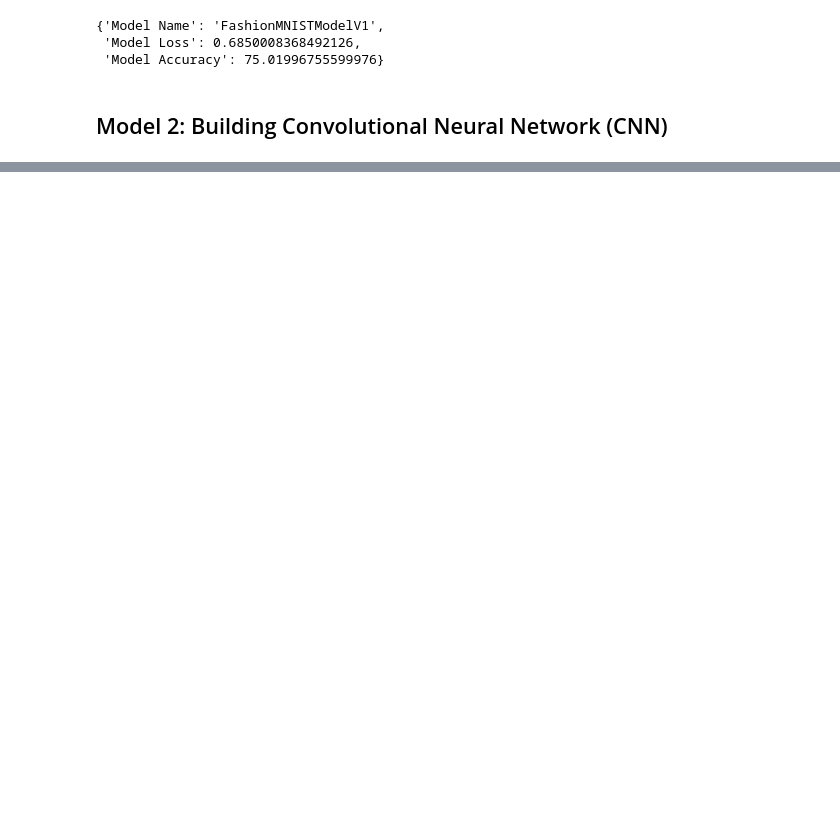
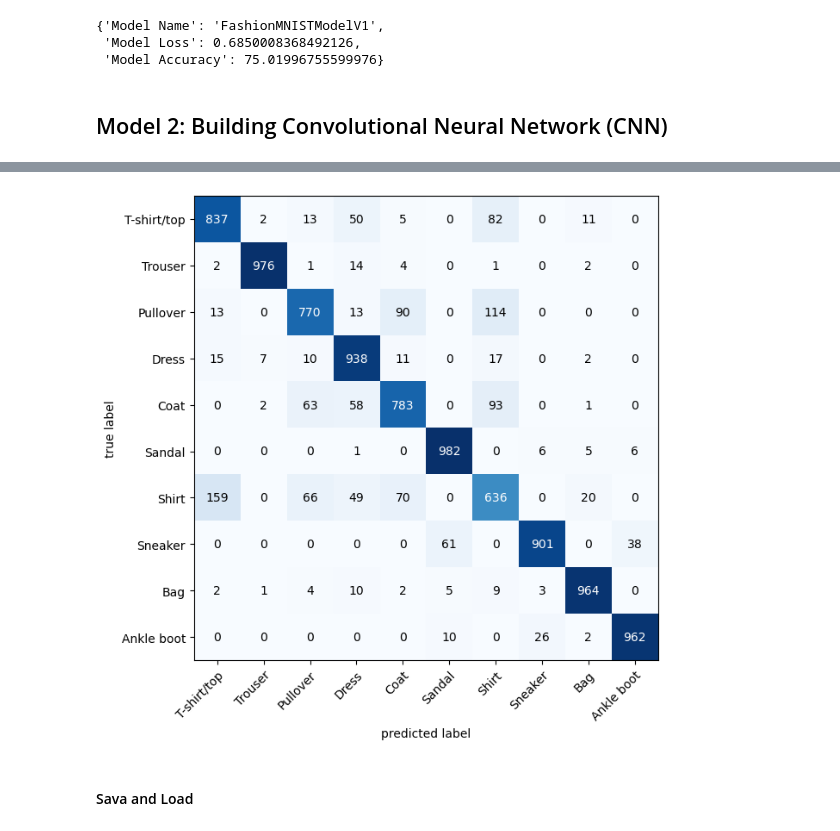
Before and after one commit to DilshanGD/Deep-Learning-with-PyTorch-for-beginners, a Jupyter notebook: Computer Vision Workflow.ipynb, the cells around one changed output, grey strips where cells are left out. Saved outputs shown, nothing was run; the diff lists cells and outputs as text; code cells hidden in the pictures; blank space fills up the shorter version.

```diff
--- a/Computer Vision Workflow.ipynb
+++ b/Computer Vision Workflow.ipynb
@@ -541,7 +544,8 @@ def test_step(model: torch.nn.Module,
 
             # Calculate loss and accuracy
             test_loss += loss_function(y_pred_logits, target)
-            test_acc += accuracy_function(y_pred_logits.argmax(dim=1), target)
+            pred_probs = torch.softmax(y_pred_logits, dim=1)
+            test_acc += accuracy_function(pred_probs.argmax(dim=1), target)
 
         # Adjust metrics and print
         test_loss = test_loss/len(data_loader)
@@ -701,0 +950,17 @@ model_cnn = FashionMNISTCNN(input_shape=1,
+# %%
+import mlxtend
+from mlxtend.plotting import plot_confusion_matrix
+from torchmetrics import ConfusionMatrix
+
+# Setup confusion instance and compare predictions to targets
+confmat = ConfusionMatrix(task="multiclass",num_classes=len(class_names))
+confmat_tensor = confmat(preds=y_pred_tensor, target=test_data.targets)
+
+# Plot the confusion matrix
+fig, ax = plot_confusion_matrix(conf_mat=confmat_tensor.numpy(),
+                                class_names=class_names,
+                                figsize=(10, 7))
+# %% [output]
+[figure, added]
+# %% [markdown]
+#### Sava and Load
```
Also changed, not shown: parts of 30 cells of this notebook, 2 other files.
